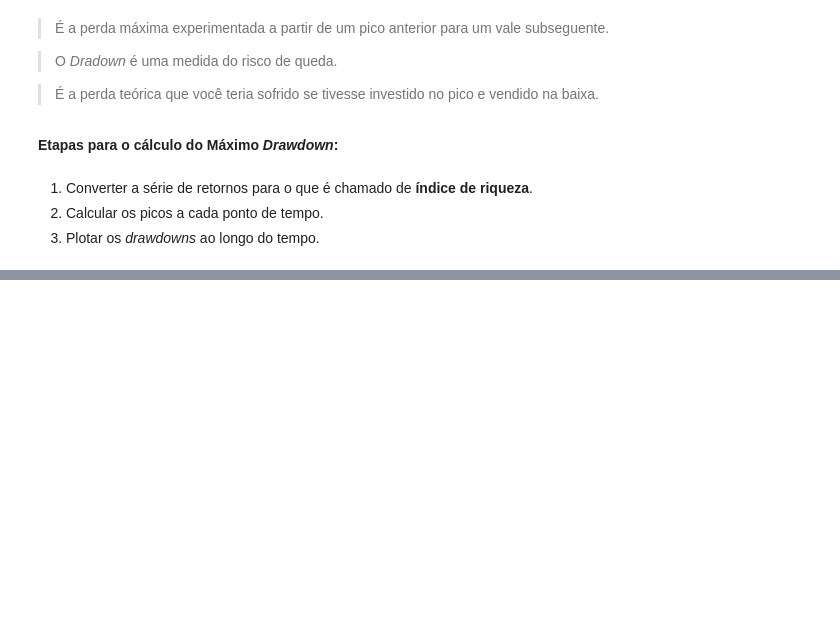
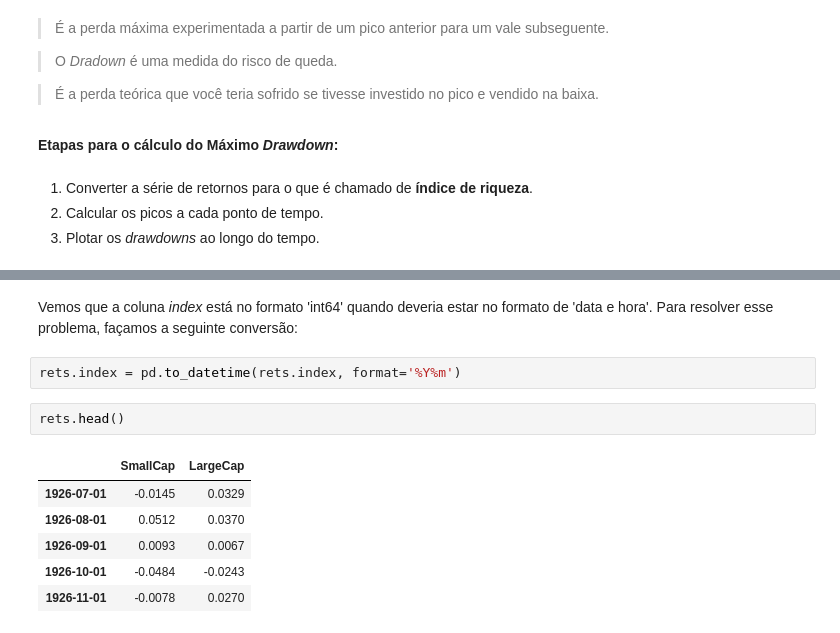
Before and after one commit to igoandrade/portfolio-construction-python, a Jupyter notebook: intro-course/week-1/intro-returns-and-risks.ipynb, the cells around one changed output, grey strips where cells are left out. Saved outputs shown, nothing was run; the diff lists cells and outputs as text; blank space fills up the shorter version.

```diff
--- a/intro-course/week-1/intro-returns-and-risks.ipynb
+++ b/intro-course/week-1/intro-returns-and-risks.ipynb
@@ -247,0 +309,13 @@ dtype: float64
+# %% [markdown]
+Vemos que a coluna _index_ está no formato 'int64' quando deveria estar no formato de 'data e hora'. Para resolver esse problema, façamos a seguinte conversão:
+# %%
+rets.index = pd.to_datetime(rets.index, format='%Y%m')
+# %%
+rets.head()
+# %% [output]
+|  | SmallCap | LargeCap |
+| 1926-07-01 | -0.0145 | 0.0329 |
+| 1926-08-01 | 0.0512 | 0.0370 |
+| 1926-09-01 | 0.0093 | 0.0067 |
+| 1926-10-01 | -0.0484 | -0.0243 |
+| 1926-11-01 | -0.0078 | 0.0270 |
```
Also changed, not shown: parts of 16 cells of this notebook.
